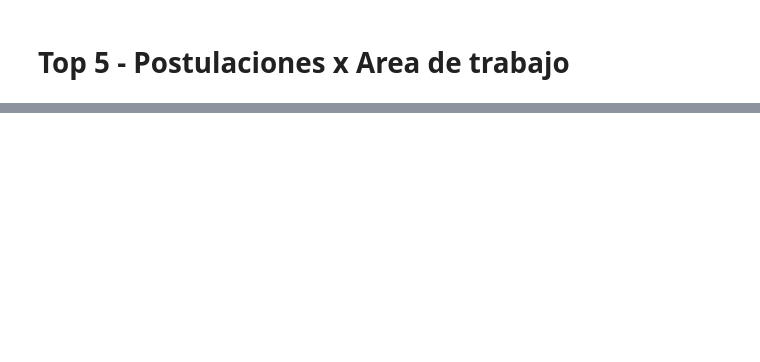
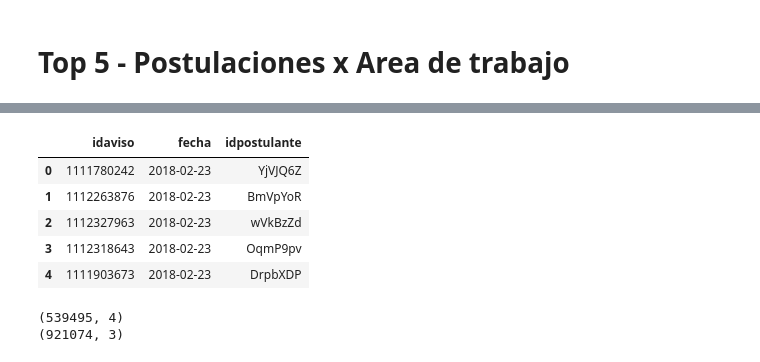
Before and after one commit to BrigliaAn/TP1-AnalisisExploratorio-ZonaJobs, a Jupyter notebook: Santiago.ipynb, the cells around one changed output, grey strips where cells are left out. Drawn from its saved outputs; the diff is of its cells as text; code cells hidden in the pictures; blank space fills up the shorter version.

```diff
--- a/Santiago.ipynb
+++ b/Santiago.ipynb
@@ -204,0 +227,2 @@ plt.show()
+# %%
+visitas_validas = visitas[visitas['timestamp'].isin(postulaciones_validas['fechapostulacion'])]
@@ -204,0 +259,16 @@ plt.show()
+# %%
+visitas_validas = visitas_validas.rename(columns={'idAviso':'idaviso','timestamp':'fecha'})
+visitas_validas.head()
+# %% [output]
+|  | idaviso | fecha | idpostulante |
+| 0 | 1111780242 | 2018-02-23 | YjVJQ6Z |
+| 1 | 1112263876 | 2018-02-23 | BmVpYoR |
+| 2 | 1112327963 | 2018-02-23 | wVkBzZd |
+| 3 | 1112318643 | 2018-02-23 | OqmP9pv |
+| 4 | 1111903673 | 2018-02-23 | DrpbXDP |
+# %%
+print postulaciones_validas.shape
+print visitas_validas.shape
+# %% [output]
+(539495, 4)
+(921074, 3)
```
Also changed, not shown: parts of 22 cells of this notebook.
